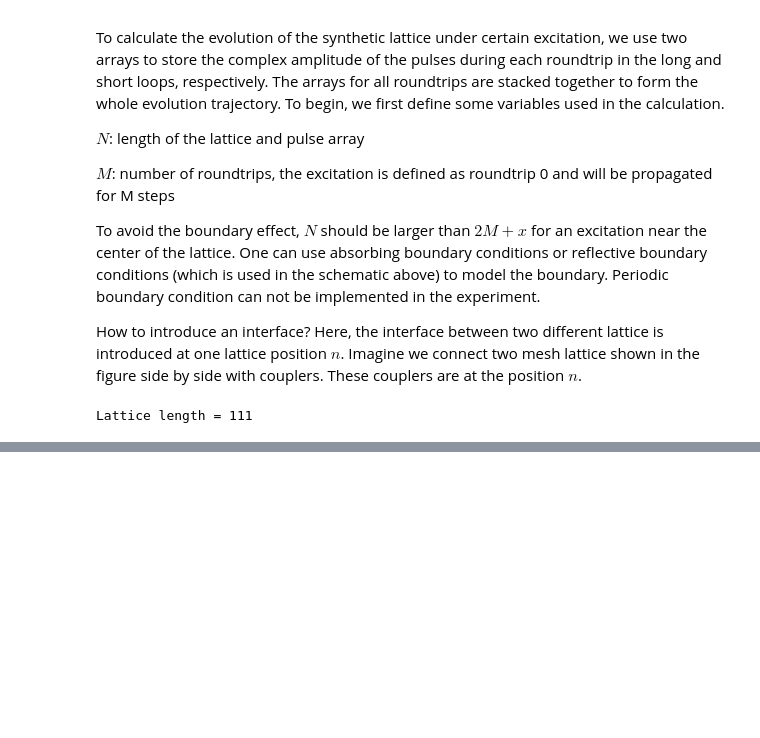
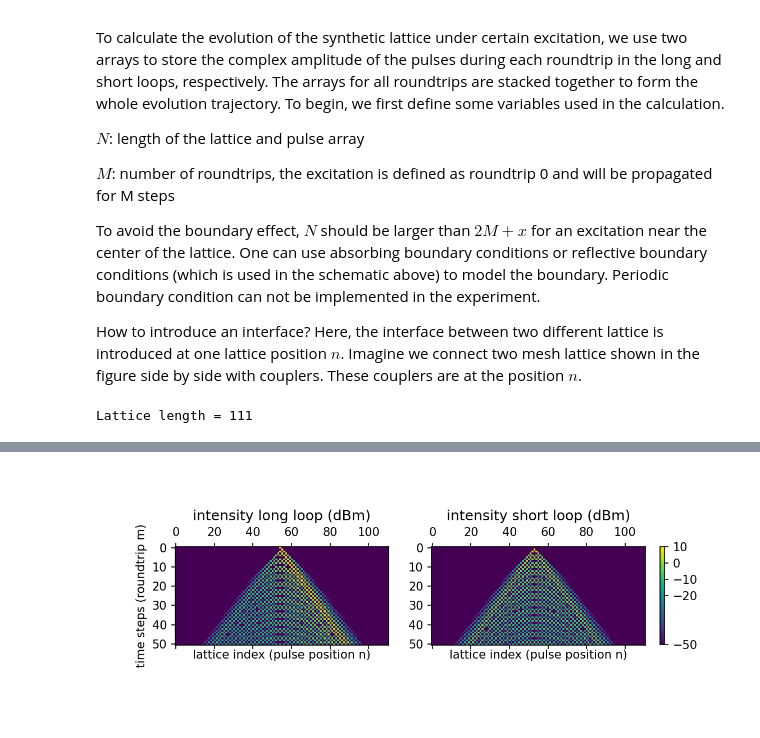
Before and after one commit to nlphotonics/light_walk_in_two_loops, a Jupyter notebook: two_loop_light_walk.ipynb, the cells around one changed output, grey strips where cells are left out. Cells and saved outputs as stored; diff of their text form; code cells hidden in the pictures; blank space fills up the shorter version.

```diff
--- a/two_loop_light_walk.ipynb
+++ b/two_loop_light_walk.ipynb
@@ -993,3 +999,35 @@ plt.show()
+# %%
+# plot log scale
+import matplotlib
+import matplotlib.pyplot as plt
+%matplotlib widget
+
+power_long = np.square(np.absolute(evolution_long))
+power_short = np.square(np.absolute(evolution_short))
+
+lb = 10e-9 # lower bound of color map: 10nW
+ub = np.max([power_long, power_short]) # upper bound of color map
+
+power_long[power_long<lb]=lb
+power_long[power_long>ub]=ub
+power_short[power_short<lb]=lb
+power_short[power_short>ub]=ub
+
+lb_log = 10*np.log10( lb/1e-3 )
+ub_log = 10*np.log10( ub/1e-3 )
+
+fig, ax = plt.subplots(1,2,figsize=(7.5,3),dpi=150)
+img = ax[0].matshow(10*np.log10( power_long/1e-3 ),vmin=lb_log,vmax=ub_log)
+ax[0].set_title("intensity long loop (dBm)")
+ax[0].set_xlabel("lattice index (pulse position n)")
+ax[0].set_ylabel("time steps (roundtrip m)")
+ax[1].matshow(10*np.log10( power_short/1e-3 ),vmin=lb_log,vmax=ub_log)
+ax[1].set_title("intensity short loop (dBm)")
+ax[1].set_xlabel("lattice index (pulse position n)")
+fig.colorbar(img,ax=[ax[0],ax[1]],fraction=0.01,pad=0.03,ticks=[10,0,-10,-20,-50])
+plt.show()
+# %% [output]
+[figure, added]
 # %%
 # FFT to show band structure when using point excitation
 # Perform 2D FFT
```
Also changed, not shown: parts of 4 cells of this notebook, 1 other file.
